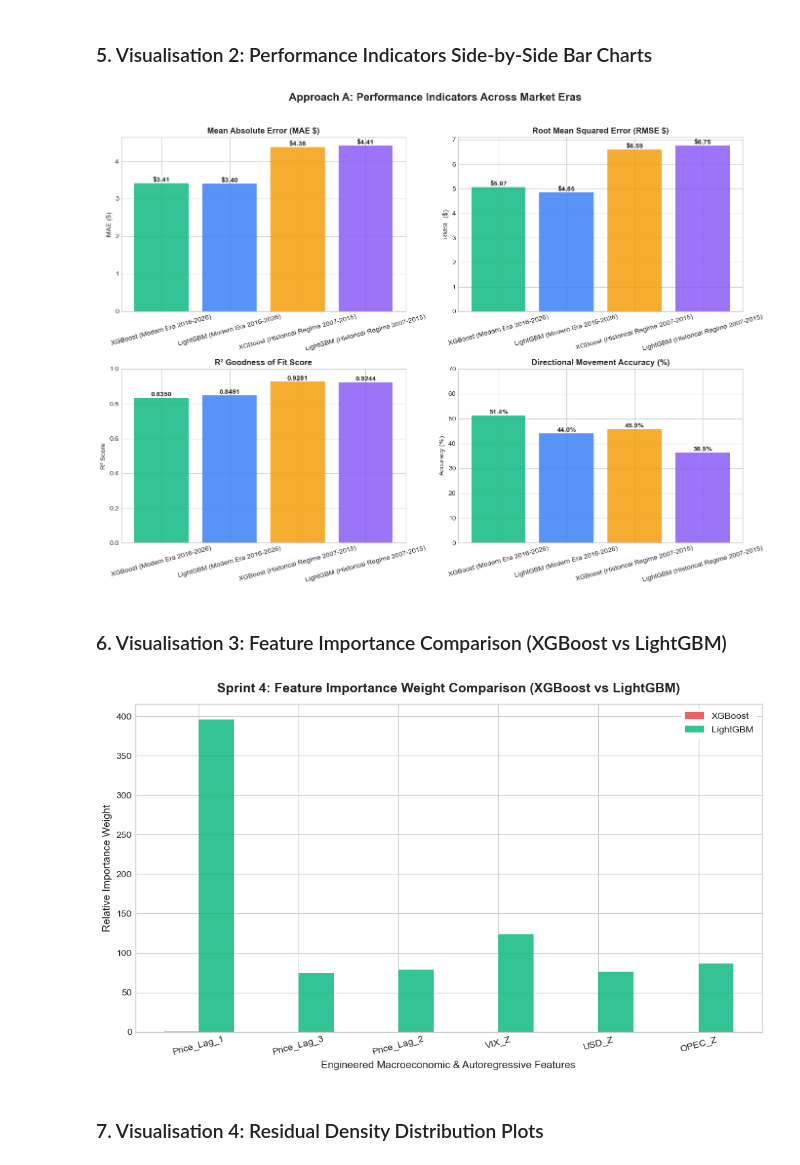
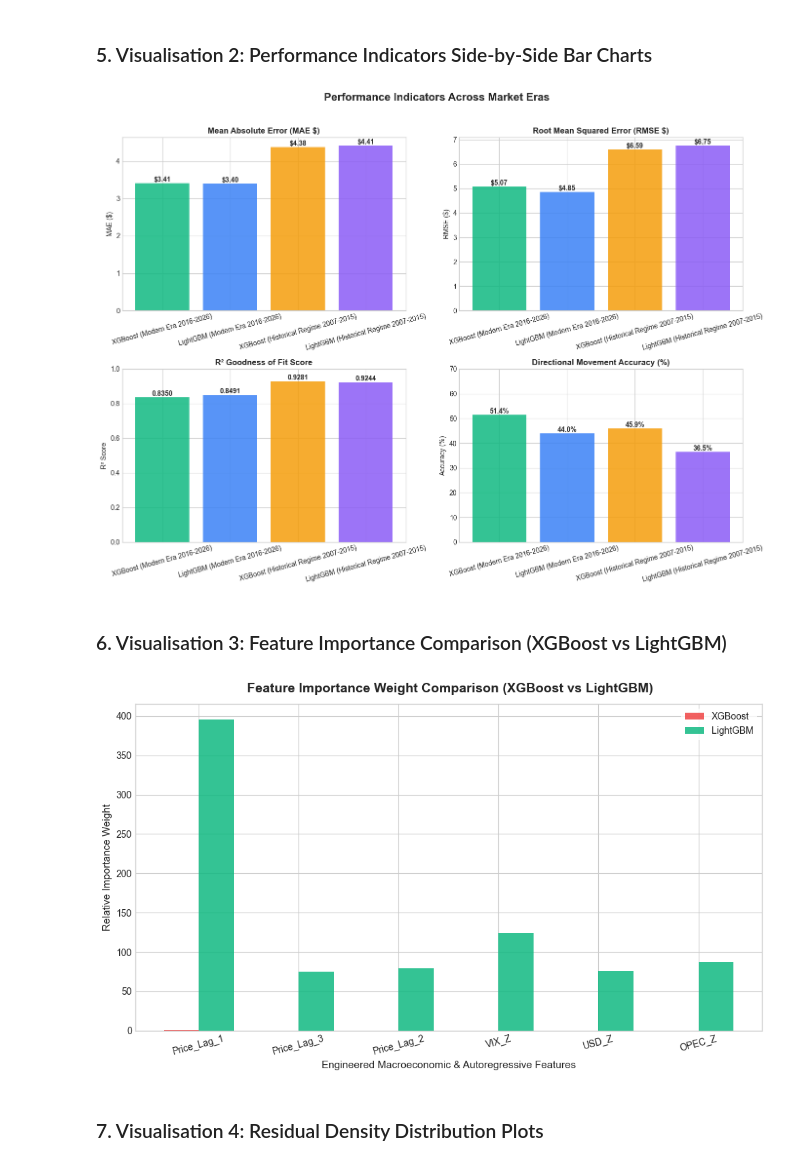
Before and after one commit to amohaf32/Time-Series-Forecast-Platform-Brent-Crude-Oil, a Jupyter notebook: notebook/lightgbm_historical_validation.ipynb, the cells around one changed output. Cells and saved outputs as stored; diff of their text form; code cells hidden in the pictures.

```diff
--- a/notebook/lightgbm_historical_validation.ipynb
+++ b/notebook/lightgbm_historical_validation.ipynb
@@ -137,33 +137,33 @@ axes[1, 1].tick_params(axis='x', rotation=15)
 for bar in bars4:
     axes[1, 1].annotate(f'{bar.get_height():.1f}%', (bar.get_x() + bar.get_width()/2, bar.get_height()), ha='center', va='bottom', fontsize=10, fontweight='bold')
 
-plt.suptitle('Approach A: Performance Indicators Across Market Eras', fontsize=16, fontweight='bold', y=1.02)
+plt.suptitle(' Performance Indicators Across Market Eras', fontsize=16, fontweight='bold', y=1.02)
 plt.tight_layout()
 plt.show()
 # %% [output]
-[figure, old version]
+[figure, new version]
 # %% [markdown]
 ### 6. Visualisation 3: Feature Importance Comparison (XGBoost vs LightGBM)
 # %%
 fi_df = modern_results['feature_importances']
 fig, ax = plt.subplots(figsize=(10, 6))
 
 x = np.arange(len(fi_df))
 width = 0.35
 ax.bar(x - width/2, fi_df['XGBoost'], width, label='XGBoost', color='#ef4444', alpha=0.85)
 ax.bar(x + width/2, fi_df['LightGBM'], width, label='LightGBM', color='#10b981', alpha=0.85)
 
-ax.set_title('Sprint 4: Feature Importance Weight Comparison (XGBoost vs LightGBM)', fontsize=14, fontweight='bold', pad=12)
+ax.set_title(' Feature Importance Weight Comparison (XGBoost vs LightGBM)', fontsize=14, fontweight='bold', pad=12)
 ax.set_xlabel('Engineered Macroeconomic & Autoregressive Features', fontsize=11)
 ax.set_ylabel('Relative Importance Weight', fontsize=11)
 ax.set_xticks(x)
 ax.set_xticklabels(fi_df['Feature'], fontsize=10, rotation=15)
 ax.legend(frameon=True, facecolor='white', edgecolor='none')
 
 plt.tight_layout()
 plt.show()
 # %% [output]
-[figure, old version]
+[figure, new version]
 # %% [markdown]
 ### 7. Visualisation 4: Residual Density Distribution Plots
 # %%
```
Also changed, not shown: parts of 4 cells of this notebook, 5 other files.
